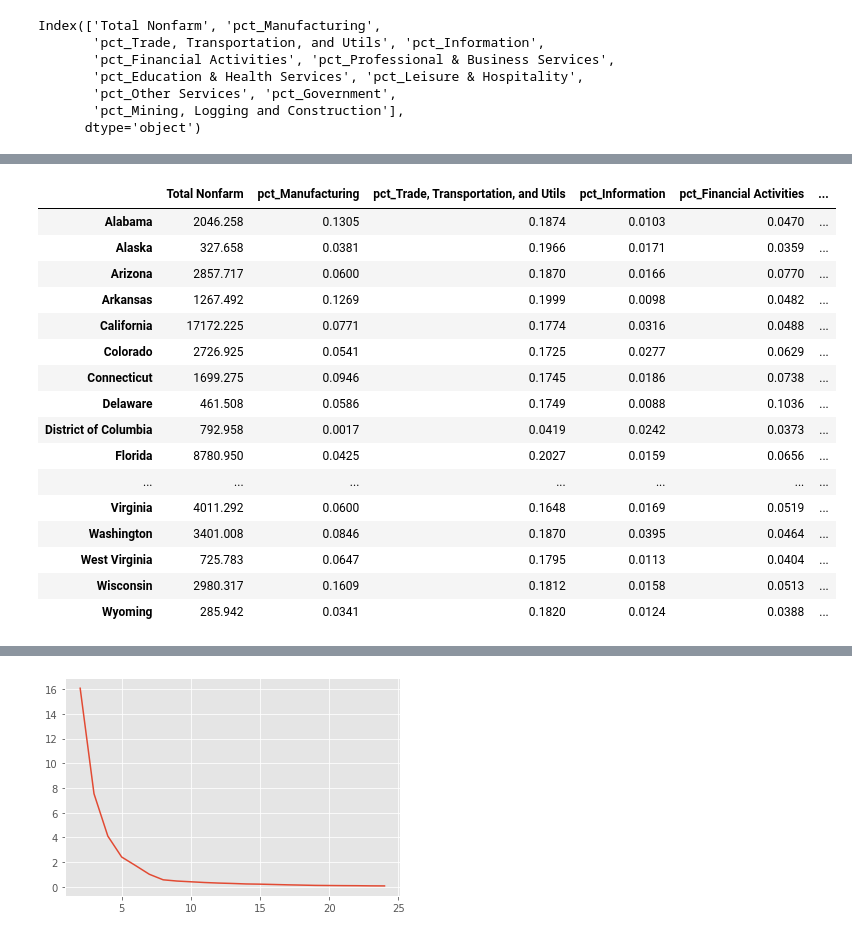
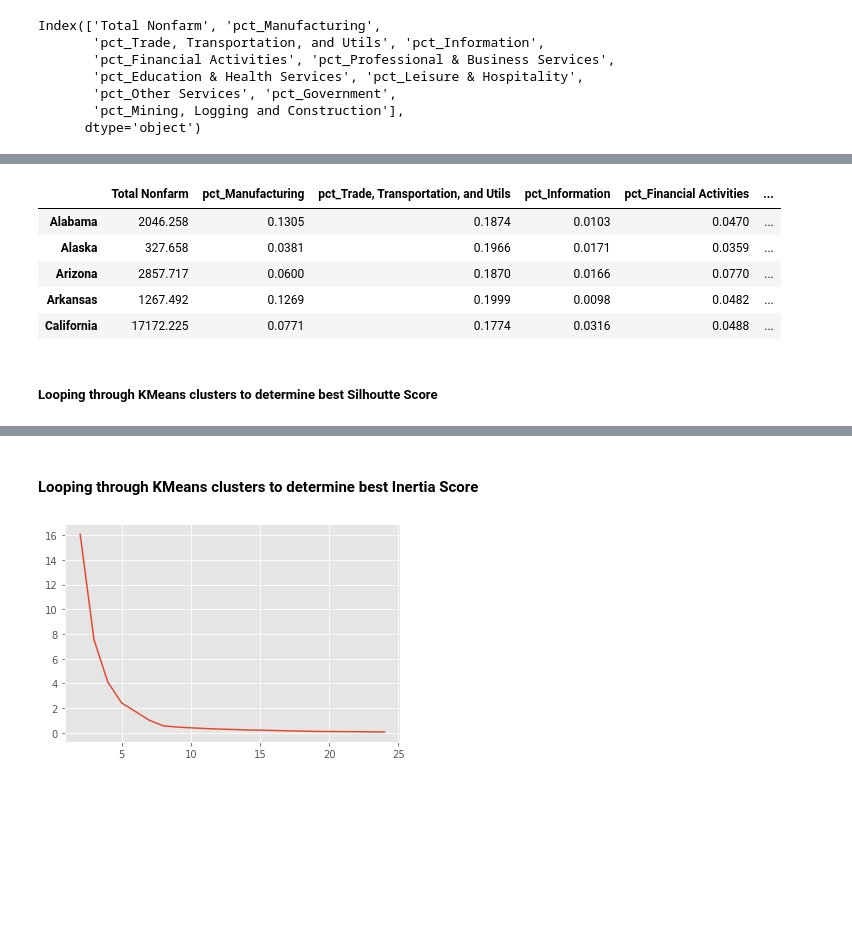
Before and after one commit to sstarr77/economic_resilience_group_project, a Jupyter notebook: 01 - Clustering.ipynb, the cells around one changed output, grey strips where cells are left out. Cells and saved outputs as stored; diff of their text form; code cells hidden in the pictures; blank space fills up the shorter version.

```diff
--- a/01 - Clustering.ipynb
+++ b/01 - Clustering.ipynb
@@ -124,22 +109,13 @@ df_2018_sc.head()
 # %%
-# Gives us just the overall nonfarm economy size
-df_2018.drop(columns=df_2018.columns[1:11])
+# Verifying that the scaled and raw data match
+df_2018.drop(columns=df_2018.columns[1:11]).head()
 # %% [output]
 |  | Total Nonfarm | pct_Manufacturing | pct_Trade, Transportation, and Utils | pct_Information | pct_Financial Activities | ... |
 | Alabama | 2046.258 | 0.1305 | 0.1874 | 0.0103 | 0.0470 | ... |
 | Alaska | 327.658 | 0.0381 | 0.1966 | 0.0171 | 0.0359 | ... |
 | Arizona | 2857.717 | 0.0600 | 0.1870 | 0.0166 | 0.0770 | ... |
 | Arkansas | 1267.492 | 0.1269 | 0.1999 | 0.0098 | 0.0482 | ... |
 | California | 17172.225 | 0.0771 | 0.1774 | 0.0316 | 0.0488 | ... |
-| Colorado | 2726.925 | 0.0541 | 0.1725 | 0.0277 | 0.0629 | ... |
-| Connecticut | 1699.275 | 0.0946 | 0.1745 | 0.0186 | 0.0738 | ... |
-| Delaware | 461.508 | 0.0586 | 0.1749 | 0.0088 | 0.1036 | ... |
-| District of Columbia | 792.958 | 0.0017 | 0.0419 | 0.0242 | 0.0373 | ... |
-| Florida | 8780.950 | 0.0425 | 0.2027 | 0.0159 | 0.0656 | ... |
-| ... | ... | ... | ... | ... | ... | ... |
-| Virginia | 4011.292 | 0.0600 | 0.1648 | 0.0169 | 0.0519 | ... |
-| Washington | 3401.008 | 0.0846 | 0.1870 | 0.0395 | 0.0464 | ... |
-| West Virginia | 725.783 | 0.0647 | 0.1795 | 0.0113 | 0.0404 | ... |
-| Wisconsin | 2980.317 | 0.1609 | 0.1812 | 0.0158 | 0.0513 | ... |
-| Wyoming | 285.942 | 0.0341 | 0.1820 | 0.0124 | 0.0388 | ... |
+# %% [markdown]
+##### Looping through KMeans clusters to determine best Silhoutte Score
 # %%
@@ -170,6 +144,8 @@ silhouette_list
  0.24502676837586215,
  0.2633169515505015,
  0.24556009471646326]
+# %% [markdown]
+#### Looping through KMeans clusters to determine best Inertia Score
 # %%
 inertias = []
 ks = list(range(2,25))
```
Also changed, not shown: parts of 20 cells of this notebook, 19 other files.
